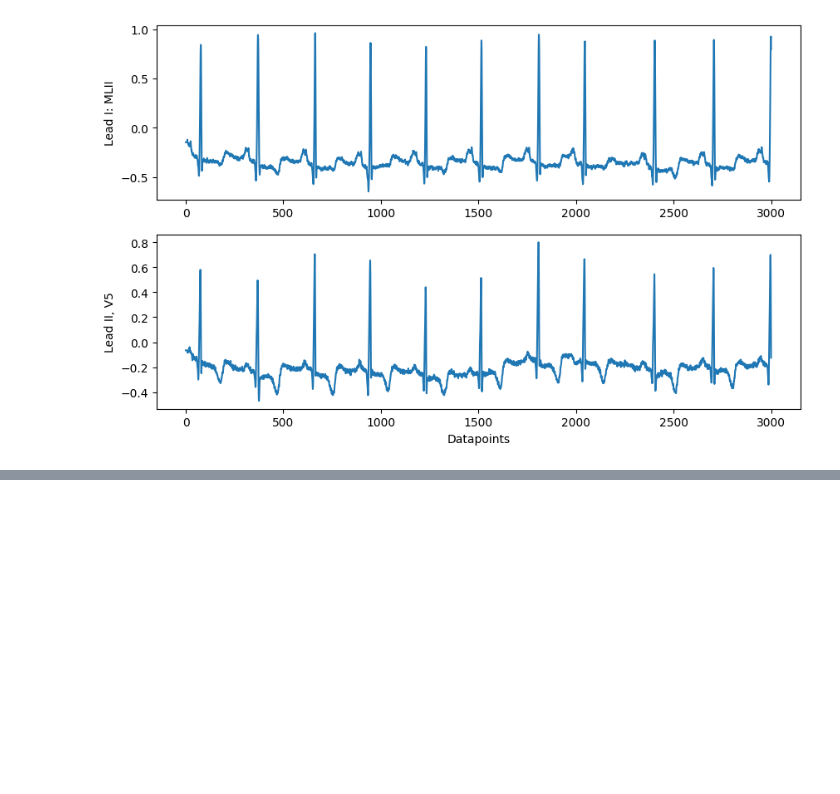
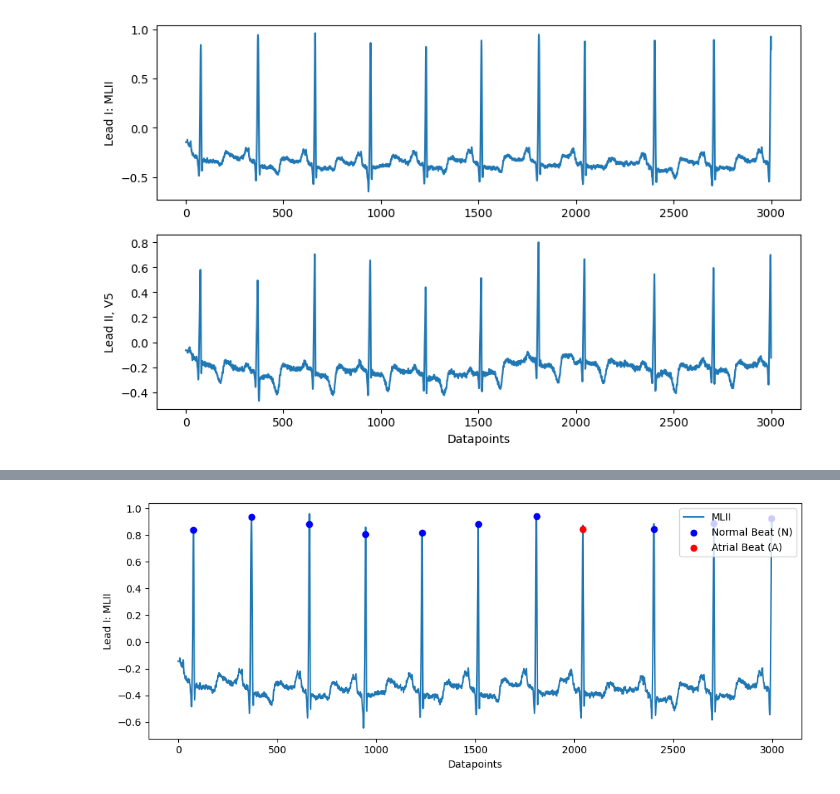
Before and after one commit to vgeneva/EKG, a Jupyter notebook: EKG_0.ipynb, the cells around one changed output, grey strips where cells are left out. Cells and saved outputs as stored; diff of their text form; code cells hidden in the pictures; blank space fills up the shorter version.

```diff
--- a/EKG_0.ipynb
+++ b/EKG_0.ipynb
@@ -139,0 +219,42 @@ plt.show()
+# %%
+
+# Load the signal and annotation
+record = wfdb.rdsamp('mitdb/100', sampto=3000)
+annotation = wfdb.rdann('mitdb/100', 'atr', sampto=3000)
+
+# Get the signal data (Lead I: MLII)
+I = record[0][:, 0]
+
+# Get the annotation samples and symbols
+ann_samples = annotation.sample
+ann_symbols = annotation.symbol
+
+# Get the sampling frequency
+fs = record[1]['fs']
+
+# Create subplots
+fig, ax = plt.subplots(figsize=(10, 4))
+
+# Plot the signal (MLII)
+ax.plot(I, label='MLII')
+
+# Plot normal beats ('N') in blue
+normal_indices = np.where(np.array(ann_symbols) == 'N')[0]
+ax.scatter(ann_samples[normal_indices], I[ann_samples[normal_indices]], color='blue', label='Normal Beat (N)', zorder=3)
+
+# Plot the 'A' beats (atrial premature contraction) in red
+a_indices = np.where(np.array(ann_symbols) == 'A')[0]
+ax.scatter(ann_samples[a_indices], I[ann_samples[a_indices]], color='red', label='Atrial Beat (A)', zorder=3)
+
+# Label axes
+ax.set_ylabel("Lead I: MLII")
+ax.set_xlabel("Datapoints")
+
+# Add legend
+ax.legend(loc='upper right')
+
+# Show the plot
+plt.tight_layout()
+plt.show()
+# %% [output]
+[figure, added]
```
Also changed, not shown: parts of 14 cells of this notebook.
